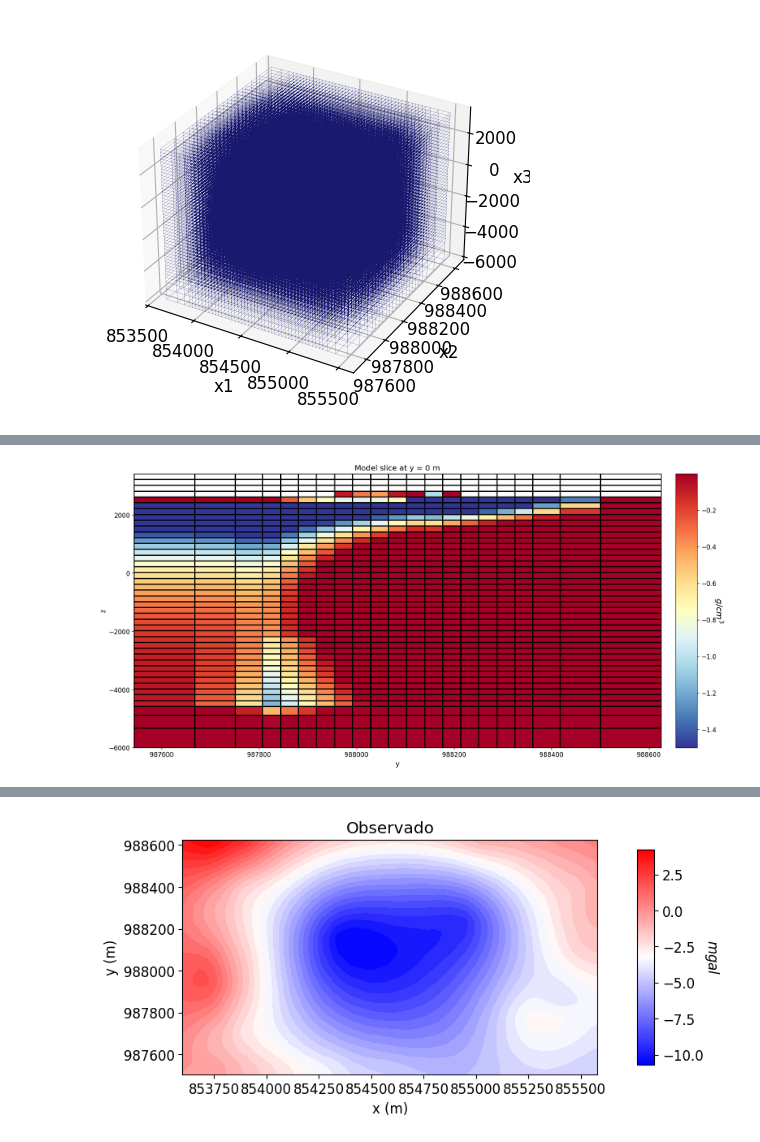
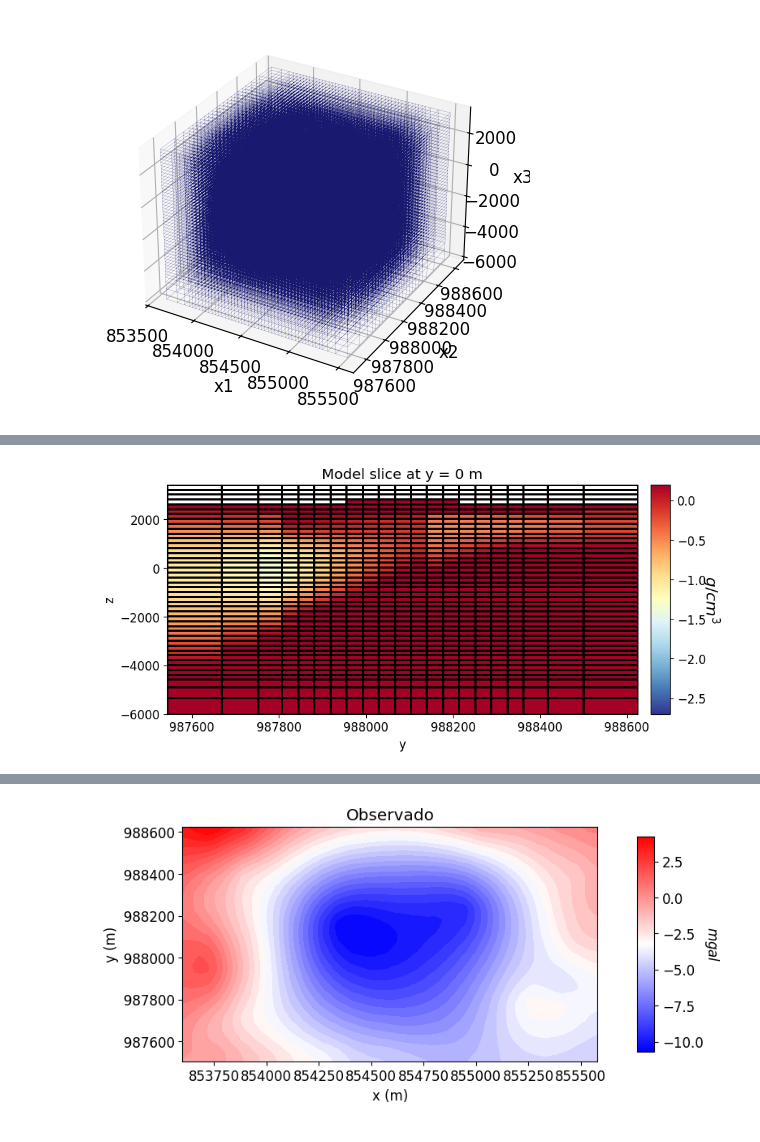
Before and after one commit to GabrielMoreno09/Proyecto_VCM_Modelamiento_Inversion, a Jupyter notebook: Inversion_WLS_dato_real_001_VCM.ipynb, the cells around one changed output, grey strips where cells are left out. Drawn from its saved outputs; the diff is of its cells as text; code cells hidden in the pictures.

```diff
--- a/Inversion_WLS_dato_real_001_VCM.ipynb
+++ b/Inversion_WLS_dato_real_001_VCM.ipynb
@@ -975,7 +1012,7 @@ n_tree_active = int(active_tree_cells.sum())
 tree_model_map = maps.IdentityMap(nP=n_tree_active)
 # %%
 # sphere_density_new = -0.2
-block_density = -0.2
+block_density = -0.4
 starting_tree_model = 1e-4 * np.ones(n_tree_active)
 # %%
 starting_tensor_model
@@ -1019,17 +1056,17 @@ dmis_irls = data_misfit.L2DataMisfit(data=new_data_object, simulation=simulation
 reg_irls = regularization.Sparse(
     tree_mesh,
     active_cells=active_tree_cells,
-    alpha_s=dz**-0.1,
-    alpha_x=0.1,
-    alpha_y=0.1,
-    alpha_z=10,
+    alpha_s=dz**2.0,
+    alpha_x=1,
+    alpha_y=1,
+    alpha_z=1,
     reference_model=starting_tree_model,
     reference_model_in_smooth=True,
-    norms=[0, 2, 2, 2],
+    norms=[2, 2, 2, 2],
 )
 # %%
 opt_irls = optimization.ProjectedGNCG(
-    maxIter=100, lower=-1.5, upper=1.5, maxIterLS=30, maxIterCG=10, tolCG=1e-4
+    maxIter=150, lower=-2.0, upper=2.0, maxIterLS=30, maxIterCG=30, tolCG=1e-4
 )
 # opt_irls = optimization.InexactGaussNewton(maxIter=40)
 # %%
@@ -1048,11 +1085,11 @@ starting_beta_irls = directives.BetaEstimate_ByEig(beta0_ratio=20)
 update_jacobi_irls = directives.UpdatePreconditioner(update_every_iteration=True)
 
 update_irls = directives.Update_IRLS(
-    coolingFactor=3.0,
-    coolingRate=1,
-    chifact_start=1.0,
+    coolingFactor=10.0,
+    coolingRate=2,
+    chifact_start=0.01,
     f_min_change=1e-4,
-    max_irls_iterations=50,
+    max_irls_iterations=150,
 )
 
 directives_list_irls = [
@@ -1085,36 +1122,36 @@ x0 has any nan: 0
 ------------------------- DONE! -------------------------
 # %%
 # Plot Recovered Model
-fig = plt.figure(figsize=(19, 9))
+fig = plt.figure(figsize=(9, 4))
 ax1 = fig.add_axes([0.1, 0.1, 0.73, 0.8])
 
 norm = mpl.colors.Normalize(
     vmin=-np.max(np.abs(recovered_tree_model)), vmax=-np.min(np.abs(recovered_tree_model))
     )
 
-# norm = mpl.colors.Normalize(vmin=-2.7, vmax=2.2)
+norm = mpl.colors.Normalize(vmin=-2.7, vmax=0.2)
 
 tree_mesh.plot_slice(
     tree_plotting_map * -recovered_tree_model,
     normal="x",
     ax=ax1,
     ind=int(tree_mesh.shape_cells[0] / 2),
     grid=True,
     pcolor_opts={"cmap": mpl.cm.RdYlBu_r, "norm": norm},
 )
 ax1.set_title("Model slice at y = 0 m")
 
 ax2 = fig.add_axes([0.85, 0.1, 0.03, 0.8])
 cbar = mpl.colorbar.ColorbarBase(
     ax2, norm=norm, orientation="vertical", cmap=mpl.cm.RdYlBu_r
 )
 cbar.set_label("$g/cm^3$", rotation=270, labelpad=15, size=16)
 
 # plt.savefig('65_1,1,1,1_0001.png', dpi=300)
 
 plt.show()
 # %% [output]
-[figure, old version]
+[figure, new version]
 # %%
 dpred_new = (inv_prob_irls.dpred)
 
```
Also changed, not shown: parts of 20 cells of this notebook, 3 other files.
